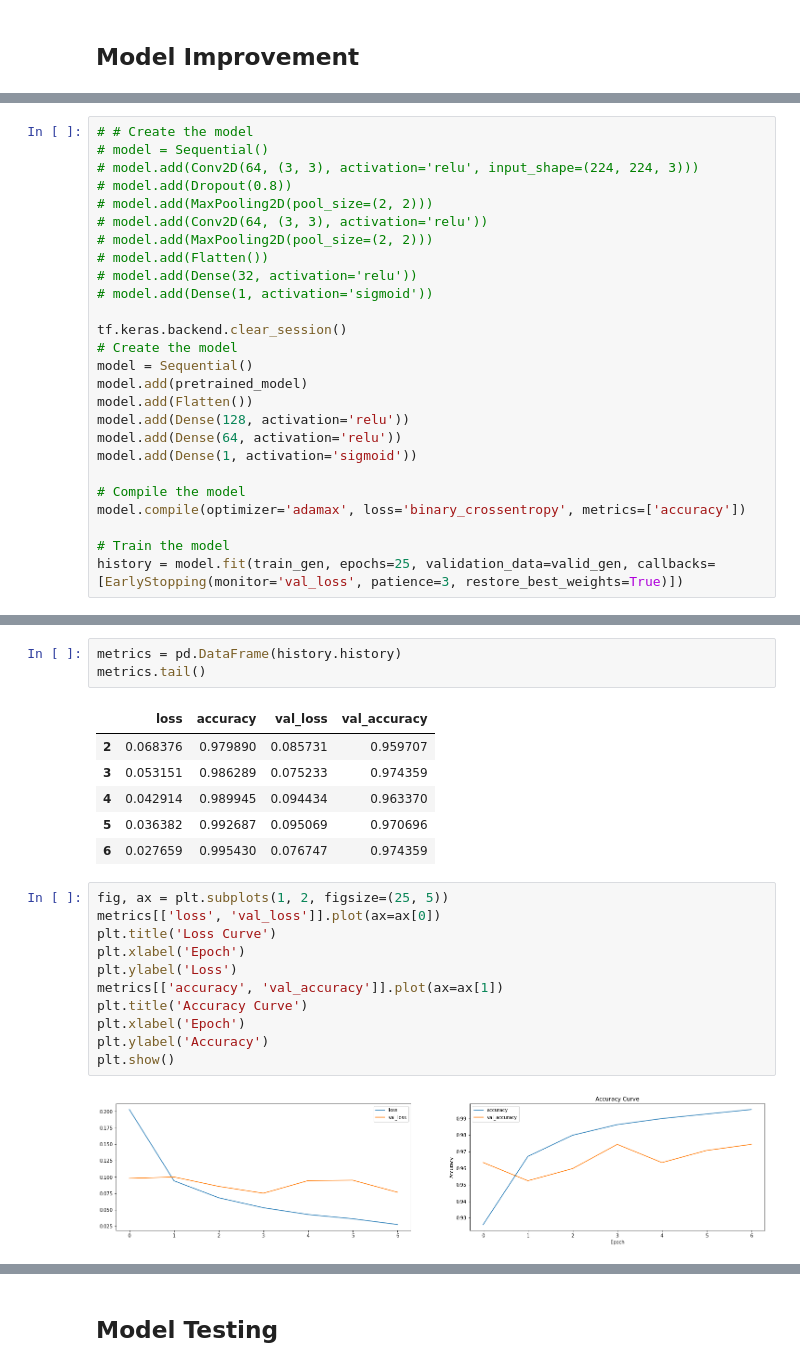
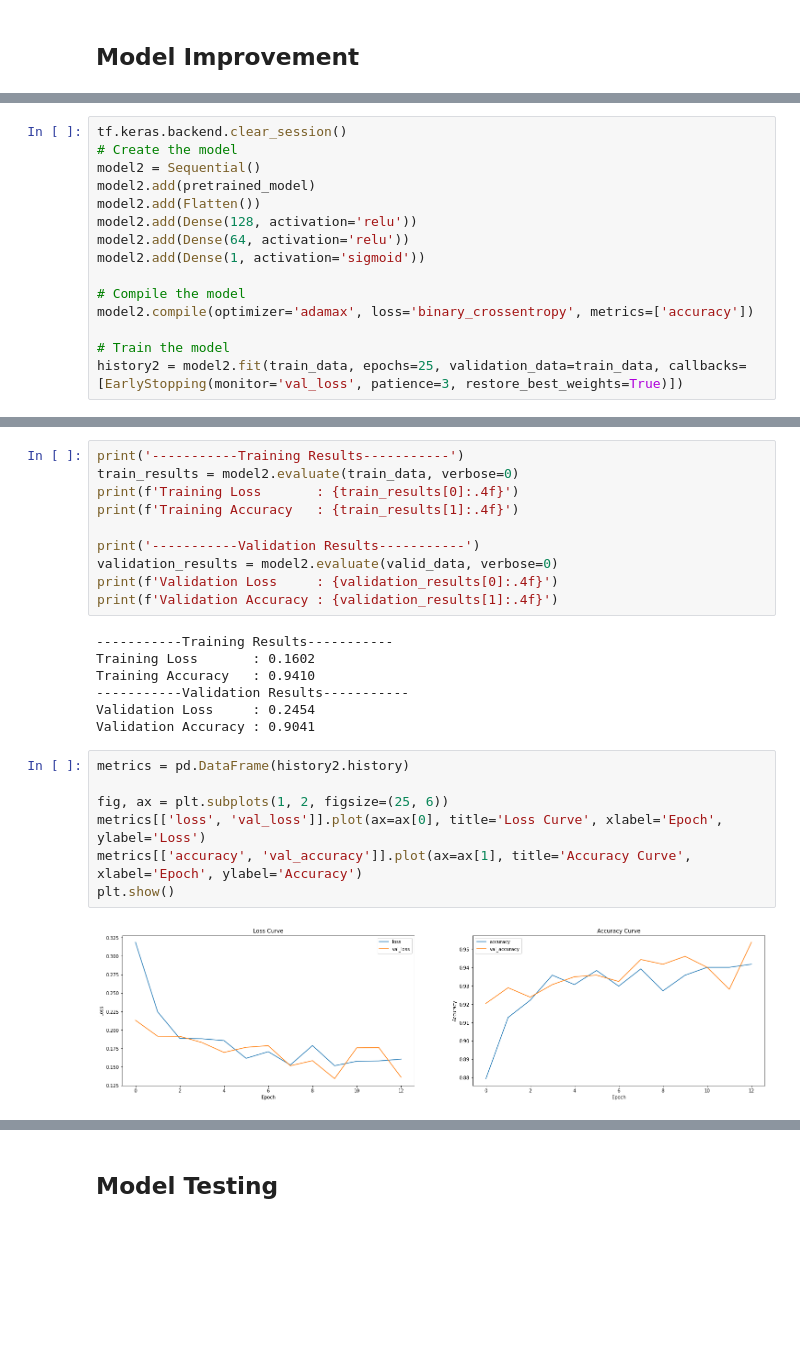
Before and after one commit to Penzragon/h8dsft_Milestone2P2, a Jupyter notebook: newscript.ipynb, the cells around one changed output, grey strips where cells are left out. Saved outputs shown, nothing was run; the diff lists cells and outputs as text; blank space fills up the shorter version.

Commit message:
Tweak the model

```diff
--- a/newscript.ipynb
+++ b/newscript.ipynb
@@ -360,28 +342,17 @@ Downloading data from https://storage.googleapis.com/tensorflow/keras-applicatio
 # %%
-# # Create the model
-# model = Sequential()
-# model.add(Conv2D(64, (3, 3), activation='relu', input_shape=(224, 224, 3)))
-# model.add(Dropout(0.8))
-# model.add(MaxPooling2D(pool_size=(2, 2)))
-# model.add(Conv2D(64, (3, 3), activation='relu'))
-# model.add(MaxPooling2D(pool_size=(2, 2)))
-# model.add(Flatten())
-# model.add(Dense(32, activation='relu'))
-# model.add(Dense(1, activation='sigmoid'))
-
 tf.keras.backend.clear_session()
 # Create the model
-model = Sequential()
-model.add(pretrained_model)
-model.add(Flatten())
-model.add(Dense(128, activation='relu'))
-model.add(Dense(64, activation='relu'))
-model.add(Dense(1, activation='sigmoid'))
+model2 = Sequential()
+model2.add(pretrained_model)
+model2.add(Flatten())
+model2.add(Dense(128, activation='relu'))
+model2.add(Dense(64, activation='relu'))
+model2.add(Dense(1, activation='sigmoid'))
 
 # Compile the model
-model.compile(optimizer='adamax', loss='binary_crossentropy', metrics=['accuracy'])
+model2.compile(optimizer='adamax', loss='binary_crossentropy', metrics=['accuracy'])
 
 # Train the model
-history = model.fit(train_gen, epochs=25, validation_data=valid_gen, callbacks=[EarlyStopping(monitor='val_loss', patience=3, restore_best_weights=True)])
+history2 = model2.fit(train_data, epochs=25, validation_data=train_data, callbacks=[EarlyStopping(monitor='val_loss', patience=3, restore_best_weights=True)])
 # %% [output]
 Epoch 1/25
@@ -401,23 +375,26 @@ Epoch 7/25
-# %%
-metrics = pd.DataFrame(history.history)
-metrics.tail()
-# %% [output]
-|  | loss | accuracy | val_loss | val_accuracy |
-| 2 | 0.068376 | 0.979890 | 0.085731 | 0.959707 |
-| 3 | 0.053151 | 0.986289 | 0.075233 | 0.974359 |
-| 4 | 0.042914 | 0.989945 | 0.094434 | 0.963370 |
-| 5 | 0.036382 | 0.992687 | 0.095069 | 0.970696 |
-| 6 | 0.027659 | 0.995430 | 0.076747 | 0.974359 |
+# %%
+print('-----------Training Results-----------')
+train_results = model2.evaluate(train_data, verbose=0)
+print(f'Training Loss       : {train_results[0]:.4f}')
+print(f'Training Accuracy   : {train_results[1]:.4f}')
+
+print('-----------Validation Results-----------')
+validation_results = model2.evaluate(valid_data, verbose=0)
+print(f'Validation Loss     : {validation_results[0]:.4f}')
+print(f'Validation Accuracy : {validation_results[1]:.4f}')
+# %% [output]
+-----------Training Results-----------
+Training Loss       : 0.1602
+Training Accuracy   : 0.9410
+-----------Validation Results-----------
+Validation Loss     : 0.2454
+Validation Accuracy : 0.9041
 # %%
-fig, ax = plt.subplots(1, 2, figsize=(25, 5))
-metrics[['loss', 'val_loss']].plot(ax=ax[0])
-plt.title('Loss Curve')
-plt.xlabel('Epoch')
-plt.ylabel('Loss')
-metrics[['accuracy', 'val_accuracy']].plot(ax=ax[1])
-plt.title('Accuracy Curve')
-plt.xlabel('Epoch')
-plt.ylabel('Accuracy')
+metrics = pd.DataFrame(history2.history)
+
+fig, ax = plt.subplots(1, 2, figsize=(25, 6))
+metrics[['loss', 'val_loss']].plot(ax=ax[0], title='Loss Curve', xlabel='Epoch', ylabel='Loss')
+metrics[['accuracy', 'val_accuracy']].plot(ax=ax[1], title='Accuracy Curve', xlabel='Epoch', ylabel='Accuracy')
 plt.show()
 # %% [output]
-[figure, old version]
+[figure, new version]
```
Also changed, not shown: parts of 18 cells of this notebook.
